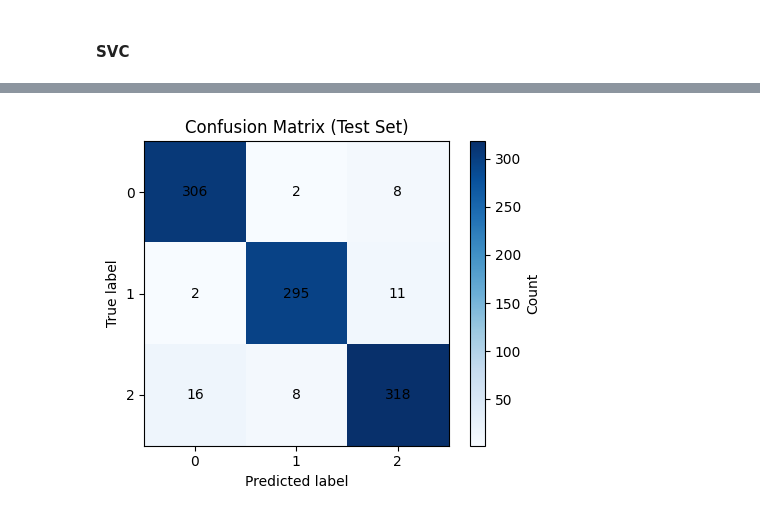
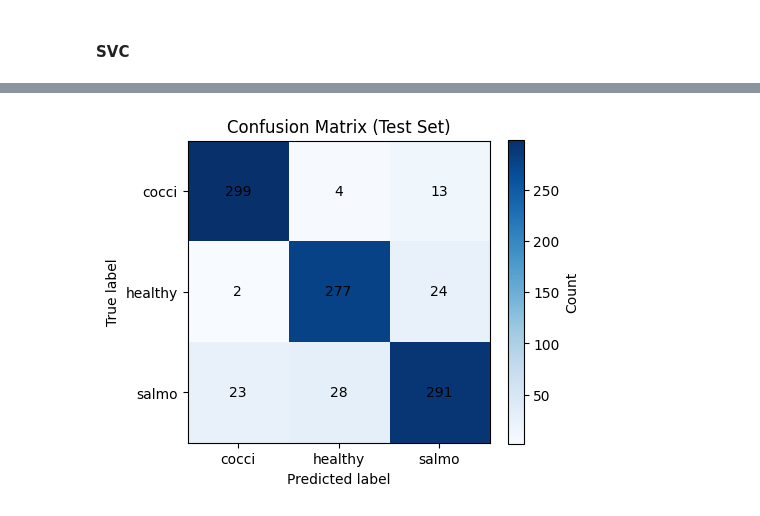
Before and after one commit to GabGlt/computer_vision_project, a Jupyter notebook: fecal_main.ipynb, the cells around one changed output, grey strips where cells are left out. Cells and saved outputs as stored; diff of their text form; code cells hidden in the pictures.

Commit message:
fixed the training process in the notebooks, fixed the streamlit app, added requirements and final model

```diff
--- a/fecal_main.ipynb
+++ b/fecal_main.ipynb
@@ -189,13 +244,30 @@ def extract_features(image_array):
+# %%
+def prepare_training_data(image_paths, labels):
+    features = []
+    new_labels = []
+
+    for path, label in zip(image_paths, labels):
+        img = cv2.imread(path)
+        img = cv2.resize(img, (IMG_HEIGHT, IMG_WIDTH))
+
+        bbox = detect_feces_bbox(img)
+        if bbox is None:
+            continue
+
+        x, y, w, h = bbox
+        roi = img[y:y+h, x:x+w]
+
+        feat = extract_features([roi])[0]
+        features.append(feat)
+        new_labels.append(label)
+
+    return np.array(features, dtype=np.float32), np.array(new_labels)
 # %%
-X_train_feat = extract_features(X_train)
-X_val_feat = extract_features(X_val)
-X_test_feat = extract_features(X_test)
+X_train_feat, y_train = prepare_training_data(X_train_path, y_train)
+X_val_feat, y_val     = prepare_training_data(X_val_path, y_val)
+X_test_feat, y_test   = prepare_training_data(X_test_path, y_test)
 
-y_train = np.array(y_train)
-y_val = np.array(y_val)
-y_test = np.array(y_test)
-
-print("Train features shape:", X_train_feat.shape)
-print("Val features shape:",   X_val_feat.shape)
-print("Test features shape:",  X_test_feat.shape)
+print("Train:", X_train_feat.shape)
+print("Val  :", X_val_feat.shape)
+print("Test :", X_test_feat.shape)
 # %% [output]
@@ -320,29 +402,29 @@ Confusion matrix (test):
 # %%
 cm = confusion_matrix(y_test, y_test_pred)
-classes = np.unique(y_test)
+classes = CLASS_NAMES
 
 plt.figure(figsize=(5, 4))
 im = plt.imshow(cm, interpolation='nearest', cmap='Blues')
 
 plt.title('Confusion Matrix (Test Set)')
 plt.xlabel('Predicted label')
 plt.ylabel('True label')
 
 plt.xticks(np.arange(len(classes)), classes)
 plt.yticks(np.arange(len(classes)), classes)
 
 for i in range(cm.shape[0]):
     for j in range(cm.shape[1]):
         plt.text(
             j, i,
             str(cm[i, j]),
             ha="center", va="center"
         )
 
 cbar = plt.colorbar(im)
 cbar.set_label('Count')
 
 plt.tight_layout()
 plt.show()
 # %% [output]
-[figure, old version]
+[figure, new version]
```
Also changed, not shown: parts of 13 cells of this notebook, 3 other files.
